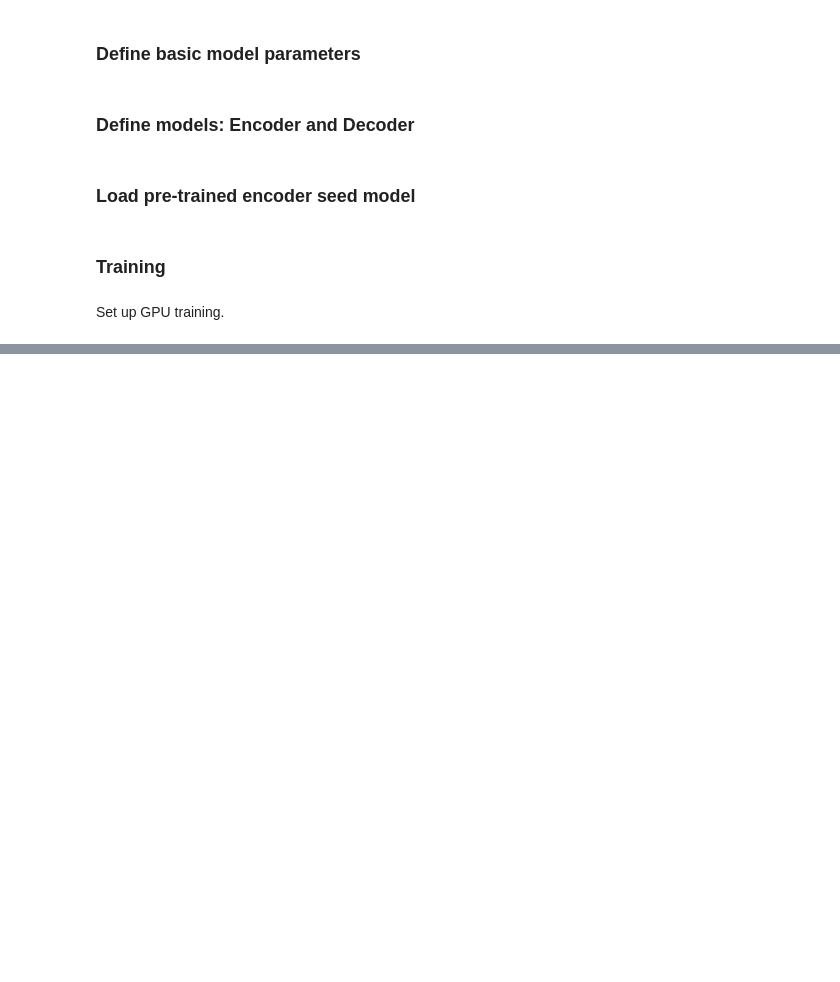
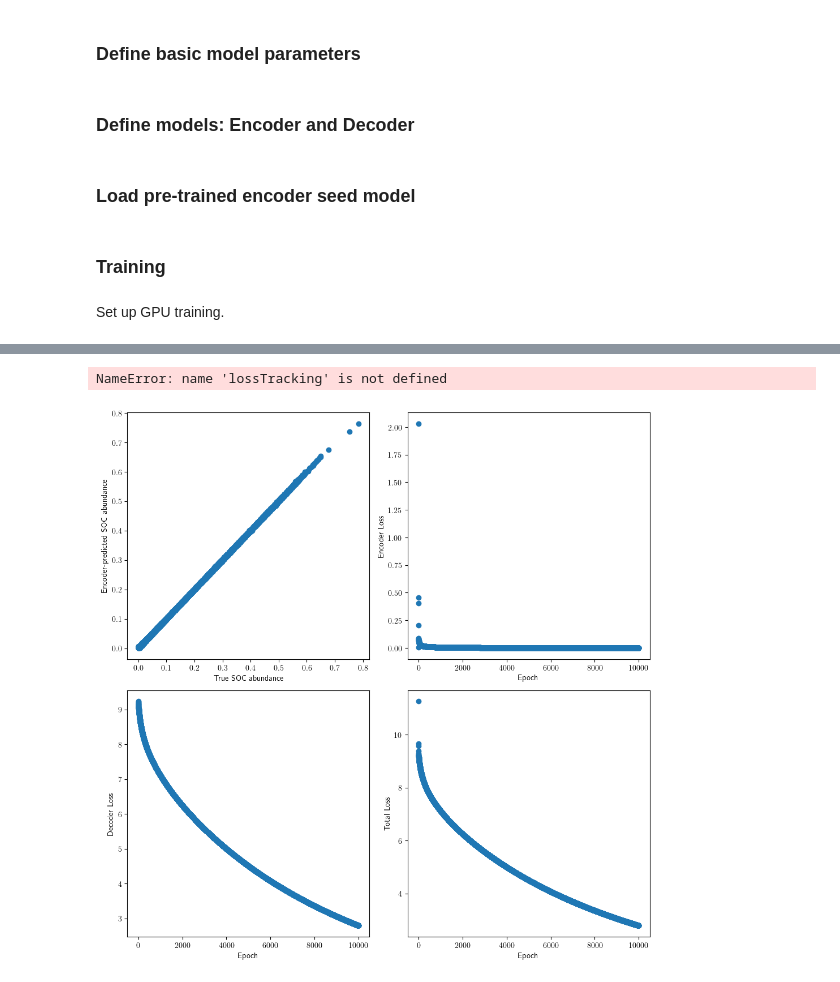
Before and after one commit to eacoleman/RaCA-SOC-a-spectrum-analysis, a Jupyter notebook: RaCA-SOC-a/run-RaCA-SOC-a_step7.ipynb, the cells around one changed output, grey strips where cells are left out. Cells and saved outputs as stored; diff of their text form; code cells hidden in the pictures; blank space fills up the shorter version.

Commit message:
Fix bugs in encoder-decoder network. Run on simulation and data.

```diff
--- a/RaCA-SOC-a/run-RaCA-SOC-a_step7.ipynb
+++ b/RaCA-SOC-a/run-RaCA-SOC-a_step7.ipynb
@@ -123,7 +119,7 @@ class LinearMixingDecoder(nn.Module):
         self.rrsoc  = nn.Parameter(rhorad[-1])
 
     def forward(self, Ms):
-        rrFull = torch.cat((self.rhorad,self.rrsoc))
+        rrFull = torch.cat((self.rhorad,self.rrsoc.unsqueeze(0)))
         Ihat   = torch.matmul(torchA(Ms,rrFull).float(),self.Fs.float())
 
         return Ihat
@@ -169,6 +166,6 @@ print(device)
 # %%
 # Model seeds: Fs, Ms, and rhorads
-tFs      = torch.tensor(Fs.tolist()).to(device)
+tFs      = torch.tensor(seedFs.tolist()).to(device)
 tMs      = torch.tensor(seedMs.tolist()).to(device)
 trhorads = torch.tensor(rhorads.tolist()).to(device)
 
@@ -176,9 +173,10 @@ trhorads = torch.tensor(rhorads.tolist()).to(device)
 tmsoc    = torch.tensor(trueMSOC.tolist()).to(device)
 tIs      = torch.tensor(Is.tolist()).to(device)
 
-nepochs = 20000
+nepochs = 10000
 decoderModel = LinearMixingDecoder(tFs, tMs, trhorads).to(device)
-optimizer = optim.Adam(model.parameters(), lr = 0.000005, betas=(0.99,0.999))
+encoderDecoderParams = list(decoderModel.parameters()) + list(encoderModel.parameters())
+optimizer = optim.Adam(encoderDecoderParams, lr = 0.000005, betas=(0.99,0.999))
 # %%
 encoderModelParams = filter(lambda p: p.requires_grad, encoderModel.parameters())
 numEncoderParams = sum([np.prod(p.size()) for p in encoderModelParams])
@@ -190,7 +191,11 @@ print(numDecoderParams)
 # %%
 # Optimizer tracking
 cEpoch = 0
-lossTracking = np.zeros(nepochs);
+lossTrackingEncoder = np.zeros(nepochs);
+lossTrackingDecoder = np.zeros(nepochs);
+
+encoderPreds=[]
+decoderPreds=[]
 # %%
 for epoch in tqdm(range(nepochs)) :
     # Get abundance predictions from encoder
@@ -202,30 +207,45 @@ for epoch in tqdm(range(nepochs)) :
     # Compute encoder loss: sqerr from true Msoc values
     loss = 1000*torch.mean((encoderPreds[:,-1] - tmsoc)**2)
 
+    lossTrackingEncoder[cEpoch] = loss.detach().item()
+
     # Add decoder loss: sqerr from true RaCA spectra
     loss = loss + torch.mean((decoderPreds - tIs)**2) * decoderModel.computeLagrangeLossFactor()
+
+    lossTrackingDecoder[cEpoch] = loss.detach().item() - lossTrackingEncoder[cEpoch]
 
     loss.backward()
     optimizer.step()
     optimizer.zero_grad()
 
-    lossTracking[cEpoch] = loss.detach().item()
     cEpoch += 1
 
 print("Epoch ",epoch,": ", lossTracking[-1])
+# %% [output]
+NameError: name 'lossTracking' is not defined
 # %%
-_, axarr = plt.subplots(1,2,figsize=(10,5))
+_, axarr = plt.subplots(2,2,figsize=(10,10))
 
-axarr[0].scatter(trueMSOC[:,-1],np.array(encoderPreds[:,-1].tolist()))
-axarr[0].set_xlabel("True SOC abundance")
-axarr[0].set_ylabel("Predicted SOC abundance")
+axarr[0,0].scatter(trueMSOC[:],np.array(encoderPreds[:,-1].tolist()))
+axarr[0,0].set_xlabel("True SOC abundance")
+axarr[0,0].set_ylabel("Encoder-predicted SOC abundance")
 
-axarr[1].scatter([i for i in range(lossTracking.shape[0])],lossTracking)
-axarr[1].set_xlabel("Epoch")
-axarr[1].set_ylabel("Loss")
+axarr[0,1].scatter([i for i in range(lossTrackingEncoder.shape[0])],lossTrackingEncoder)
+axarr[0,1].set_xlabel("Epoch")
+axarr[0,1].set_ylabel("Encoder Loss")
+
+axarr[1,0].scatter([i for i in range(lossTrackingDecoder.shape[0])],lossTrackingDecoder)
+axarr[1,0].set_xlabel("Epoch")
+axarr[1,0].set_ylabel("Decoder Loss")
+
+axarr[1,1].scatter([i for i in range(lossTrackingEncoder.shape[0])],lossTrackingEncoder+lossTrackingDecoder)
+axarr[1,1].set_xlabel("Epoch")
+axarr[1,1].set_ylabel("Total Loss")
 
 plt.tight_layout()
 plt.show()
+# %% [output]
+[figure, added]
 # %%
 import pickle
 
```
Also changed, not shown: parts of 6 cells of this notebook, 2 other files.
